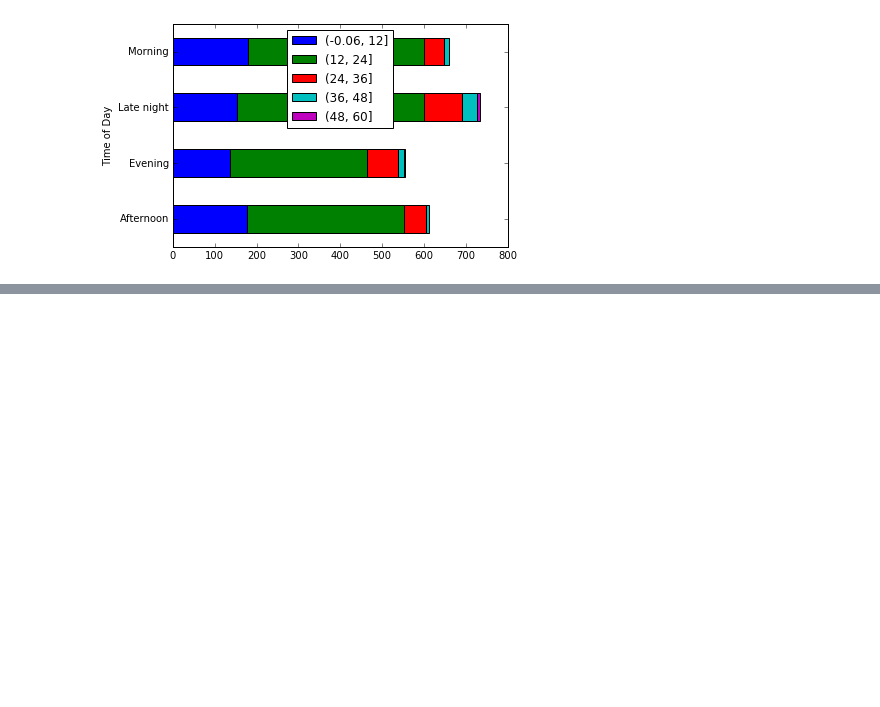
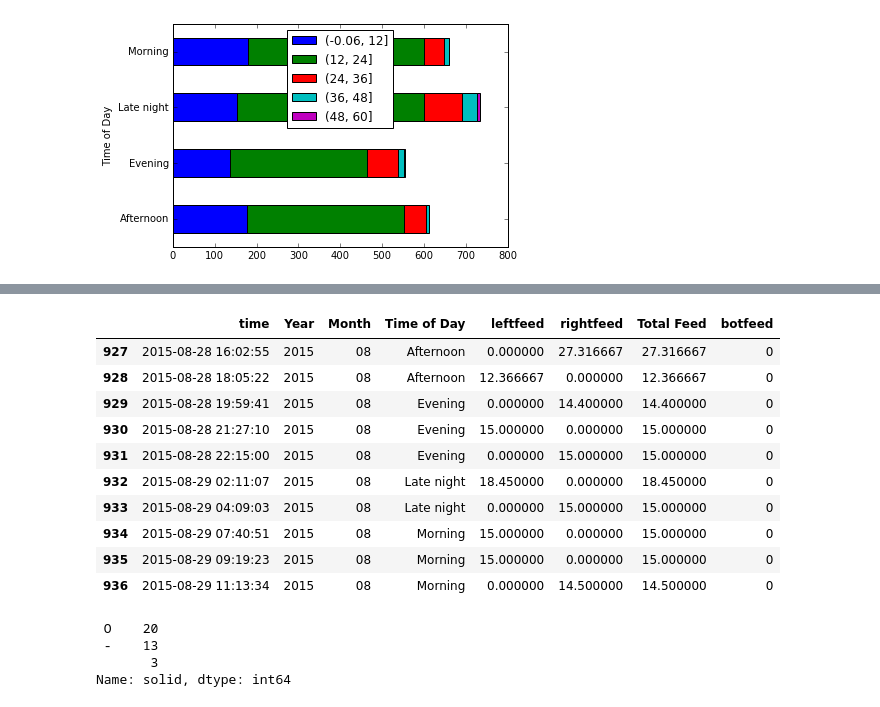
Before and after one commit to randirl17/FeedingTimes, a Jupyter notebook: nursing.ipynb, the cells around one changed output, grey strips where cells are left out. Cells and saved outputs as stored; diff of their text form; code cells hidden in the pictures; blank space fills up the shorter version.

```diff
--- a/nursing.ipynb
+++ b/nursing.ipynb
@@ -321,0 +344,14 @@ plt.legend(loc='best')
+# %%
+ordered[1010:1020]
+# %% [output]
+|  | time | Year | Month | Time of Day | leftfeed | rightfeed | Total Feed | botfeed |
+| 927 | 2015-08-28 16:02:55 | 2015 | 08 | Afternoon | 0.000000 | 27.316667 | 27.316667 | 0 |
+| 928 | 2015-08-28 18:05:22 | 2015 | 08 | Afternoon | 12.366667 | 0.000000 | 12.366667 | 0 |
+| 929 | 2015-08-28 19:59:41 | 2015 | 08 | Evening | 0.000000 | 14.400000 | 14.400000 | 0 |
+| 930 | 2015-08-28 21:27:10 | 2015 | 08 | Evening | 15.000000 | 0.000000 | 15.000000 | 0 |
+| 931 | 2015-08-28 22:15:00 | 2015 | 08 | Evening | 0.000000 | 15.000000 | 15.000000 | 0 |
+| 932 | 2015-08-29 02:11:07 | 2015 | 08 | Late night | 18.450000 | 0.000000 | 18.450000 | 0 |
+| 933 | 2015-08-29 04:09:03 | 2015 | 08 | Late night | 0.000000 | 15.000000 | 15.000000 | 0 |
+| 934 | 2015-08-29 07:40:51 | 2015 | 08 | Morning | 15.000000 | 0.000000 | 15.000000 | 0 |
+| 935 | 2015-08-29 09:19:23 | 2015 | 08 | Morning | 15.000000 | 0.000000 | 15.000000 | 0 |
+| 936 | 2015-08-29 11:13:34 | 2015 | 08 | Morning | 0.000000 | 14.500000 | 14.500000 | 0 |
@@ -321,0 +360,7 @@ plt.legend(loc='best')
+# %%
+df.solid.value_counts()
+# %% [output]
+ O    20
+ -    13
+       3
+Name: solid, dtype: int64
```
Also changed, not shown: parts of 27 cells of this notebook, 2 other files.
